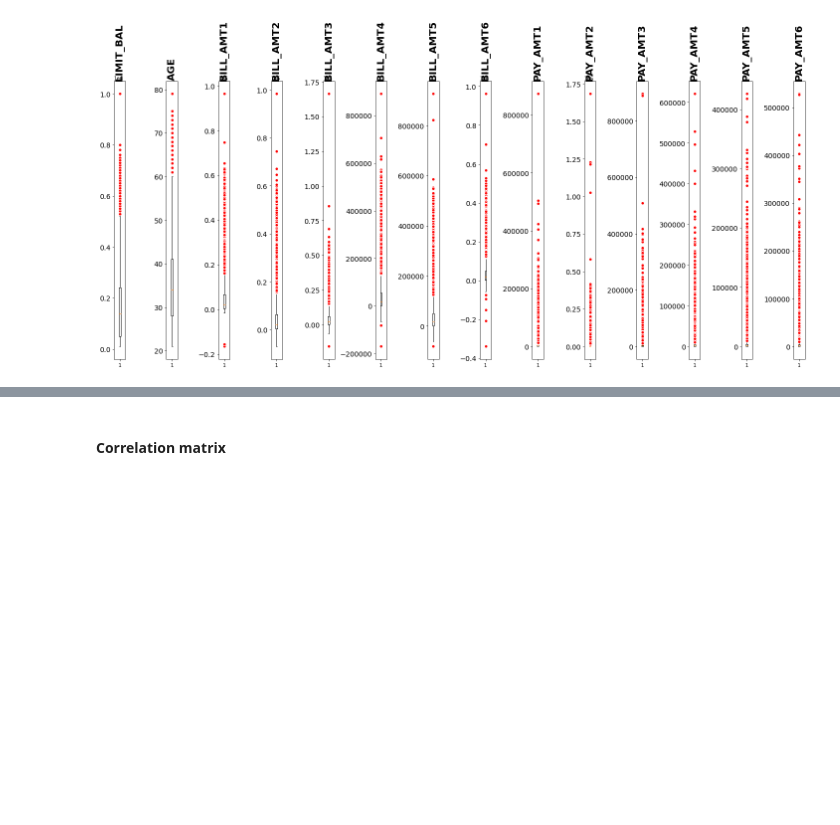
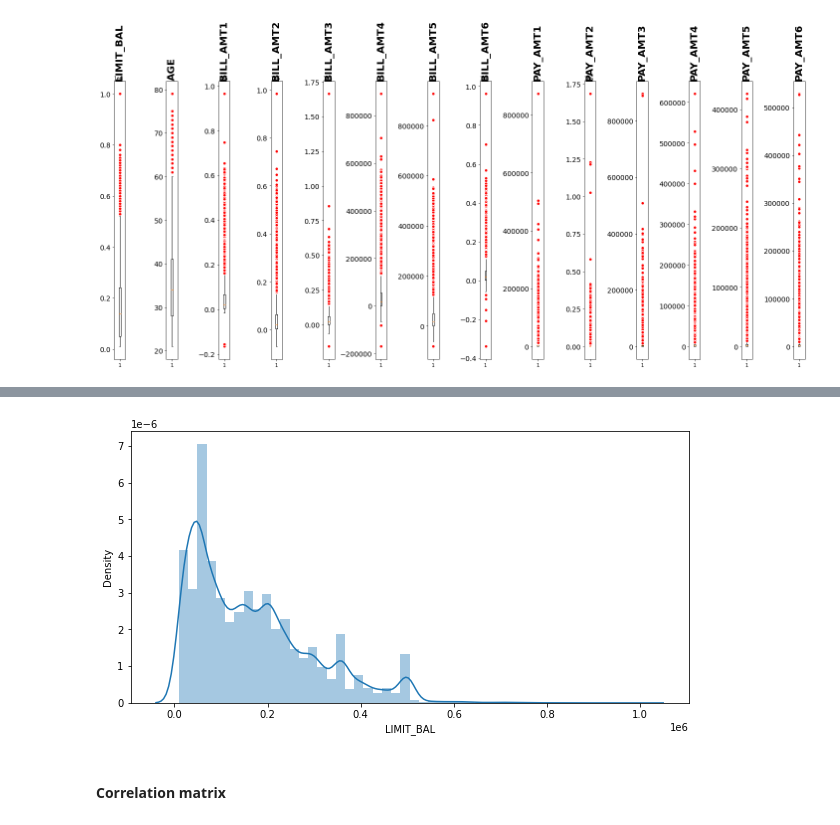
Before and after one commit to Bryan-Suelo/machine_learning, a Jupyter notebook: default_credit_card_clients/default_credit_card.ipynb, the cells around one changed output, grey strips where cells are left out. Drawn from its saved outputs; the diff is of its cells as text; code cells hidden in the pictures; blank space fills up the shorter version.

Commit message:
Data visualizaion completed

```diff
--- a/default_credit_card_clients/default_credit_card.ipynb
+++ b/default_credit_card_clients/default_credit_card.ipynb
@@ -282,3 +282,10 @@ plt.show()
+# %%
+plt.subplots(figsize=(10,5))
+# plt.subplot(121)
+sns.distplot(cc_df.LIMIT_BAL)
+plt.show()
+# %% [output]
+[figure, added]
 # %% [markdown]
 #### Correlation matrix
 # %%
```
Also changed, not shown: parts of 10 cells of this notebook.
